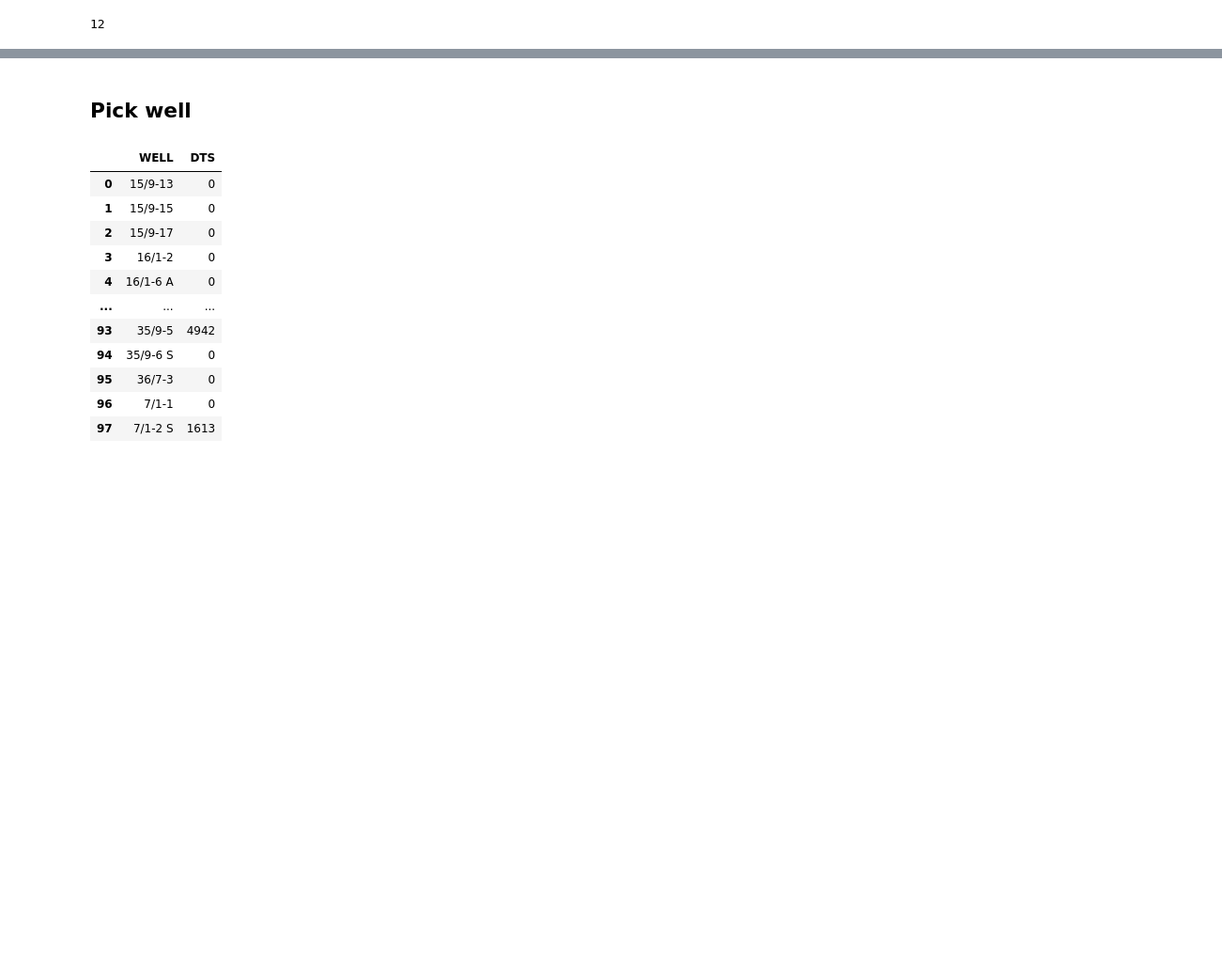
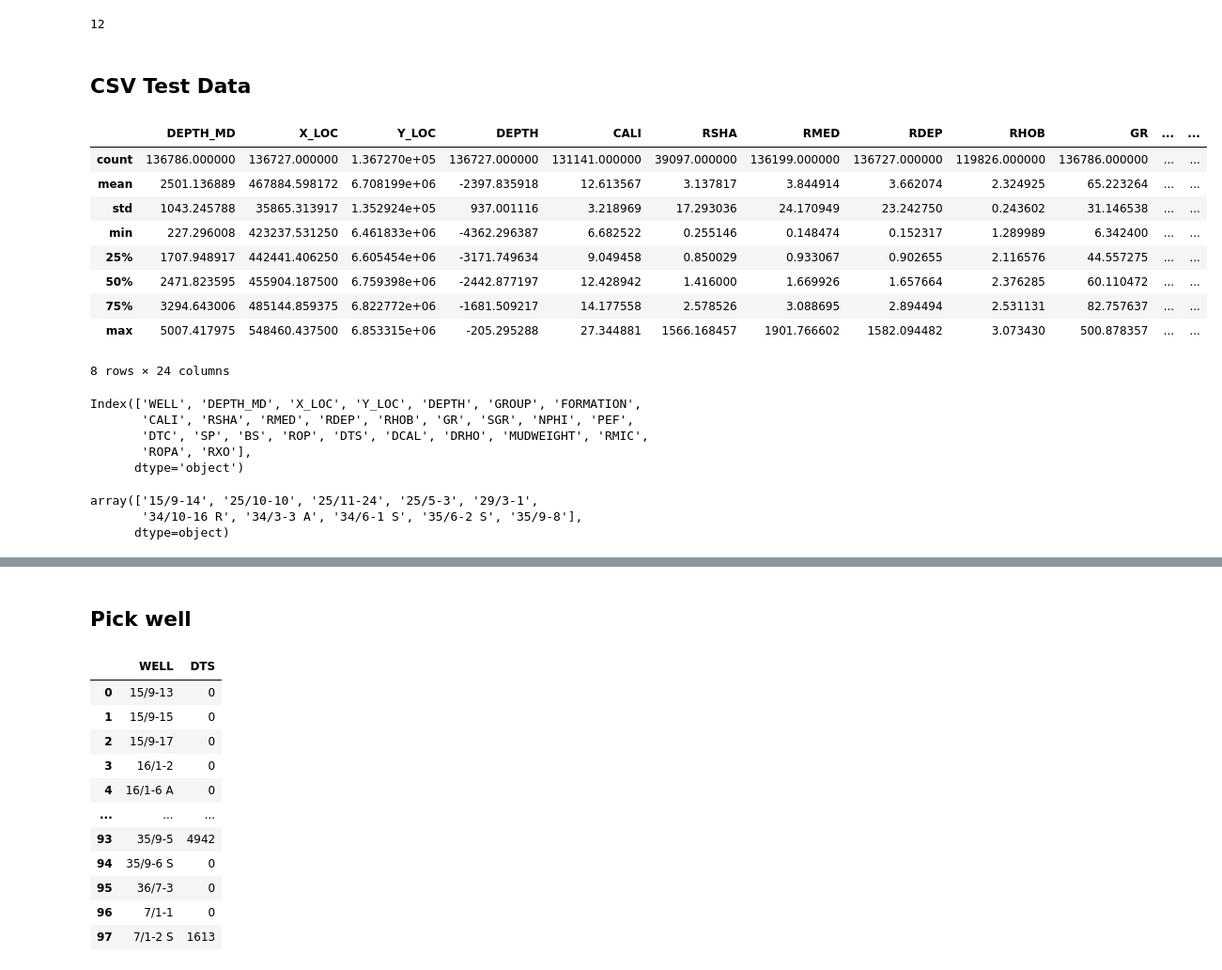
Before and after one commit to ruzieqnafiha/improving-lithology-label-well-logs, a Jupyter notebook: Data preparation (copy from Github).ipynb, the cells around one changed output, grey strips where cells are left out. Shown at 94% size. Saved outputs shown, nothing was run; the diff lists cells and outputs as text; code cells hidden in the pictures; blank space fills up the shorter version.

Commit message:
Modify data prep

```diff
--- a/Data preparation (copy from Github).ipynb
+++ b/Data preparation (copy from Github).ipynb
@@ -48,0 +73,31 @@ data.rename(columns = {'FORCE_2020_LITHOFACIES_LITHOLOGY':'LITHOLOGY'}, inplace
+# %% [markdown]
+## CSV Test Data
+# %%
+test_data = pd.read_csv("CSV_test.csv", sep=';')
+test_data.rename(columns = {'Z_LOC':'DEPTH'}, inplace = True)
+test_data.describe()
+# %% [output]
+|  | DEPTH_MD | X_LOC | Y_LOC | DEPTH | CALI | RSHA | RMED | RDEP | RHOB | GR | ... | ... |
+| count | 136786.000000 | 136727.000000 | 1.367270e+05 | 136727.000000 | 131141.000000 | 39097.000000 | 136199.000000 | 136727.000000 | 119826.000000 | 136786.000000 | ... | ... |
+| mean | 2501.136889 | 467884.598172 | 6.708199e+06 | -2397.835918 | 12.613567 | 3.137817 | 3.844914 | 3.662074 | 2.324925 | 65.223264 | ... | ... |
+| std | 1043.245788 | 35865.313917 | 1.352924e+05 | 937.001116 | 3.218969 | 17.293036 | 24.170949 | 23.242750 | 0.243602 | 31.146538 | ... | ... |
+| min | 227.296008 | 423237.531250 | 6.461833e+06 | -4362.296387 | 6.682522 | 0.255146 | 0.148474 | 0.152317 | 1.289989 | 6.342400 | ... | ... |
+| 25% | 1707.948917 | 442441.406250 | 6.605454e+06 | -3171.749634 | 9.049458 | 0.850029 | 0.933067 | 0.902655 | 2.116576 | 44.557275 | ... | ... |
+| 50% | 2471.823595 | 455904.187500 | 6.759398e+06 | -2442.877197 | 12.428942 | 1.416000 | 1.669926 | 1.657664 | 2.376285 | 60.110472 | ... | ... |
+| 75% | 3294.643006 | 485144.859375 | 6.822772e+06 | -1681.509217 | 14.177558 | 2.578526 | 3.088695 | 2.894494 | 2.531131 | 82.757637 | ... | ... |
+| max | 5007.417975 | 548460.437500 | 6.853315e+06 | -205.295288 | 27.344881 | 1566.168457 | 1901.766602 | 1582.094482 | 3.073430 | 500.878357 | ... | ... |
+8 rows × 24 columns
+# %%
+test_data.columns
+# %% [output]
+Index(['WELL', 'DEPTH_MD', 'X_LOC', 'Y_LOC', 'DEPTH', 'GROUP', 'FORMATION',
+       'CALI', 'RSHA', 'RMED', 'RDEP', 'RHOB', 'GR', 'SGR', 'NPHI', 'PEF',
+       'DTC', 'SP', 'BS', 'ROP', 'DTS', 'DCAL', 'DRHO', 'MUDWEIGHT', 'RMIC',
+       'ROPA', 'RXO'],
+      dtype='object')
+# %%
+test_data['WELL'].unique()
+# %% [output]
+array(['15/9-14', '25/10-10', '25/11-24', '25/5-3', '29/3-1',
+       '34/10-16 R', '34/3-3 A', '34/6-1 S', '35/6-2 S', '35/9-8'],
+      dtype=object)
```
Also changed, not shown: parts of 13 cells of this notebook.
